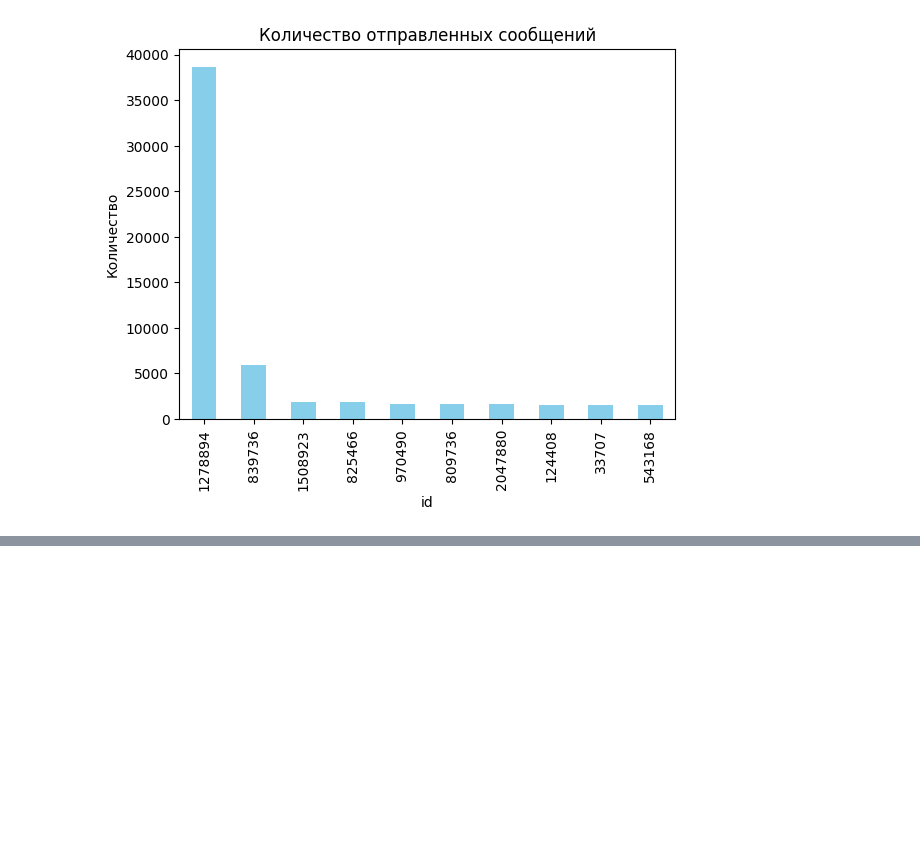
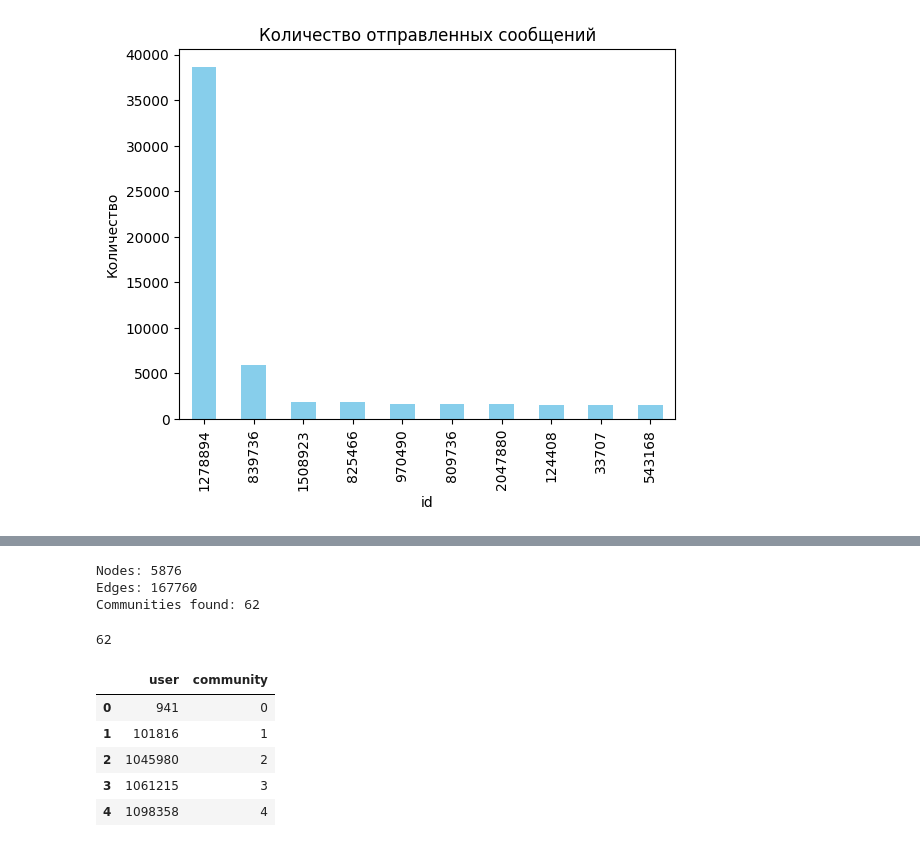
Before and after one commit to ekttd/VAST-Challenge, a Jupyter notebook: VAST_Challenge.ipynb, the cells around one changed output, grey strips where cells are left out. Saved outputs shown, nothing was run; the diff lists cells and outputs as text; code cells hidden in the pictures; blank space fills up the shorter version.

```diff
--- a/VAST_Challenge.ipynb
+++ b/VAST_Challenge.ipynb
@@ -277,0 +286,41 @@ Text(0, 0.5, 'Количество')
+# %%
+import pandas as pd
+import networkx as nx
+import community as community_louvain
+
+edges = df.groupby(["from", "to"]).size().reset_index(name="weight")
+
+G = nx.from_pandas_edgelist(
+    edges,
+    source="from",
+    target="to",
+    edge_attr="weight",
+    create_using=nx.Graph()
+)
+
+print("Nodes:", G.number_of_nodes())
+print("Edges:", G.number_of_edges())
+
+# поиск сообществ
+partition = community_louvain.best_partition(G, weight="weight")
+
+print("Communities found:", len(set(partition.values())))
+# %% [output]
+Nodes: 5876
+Edges: 167760
+Communities found: 62
+# %%
+communities = pd.DataFrame({
+    "user": list(partition.keys()),
+    "community": list(partition.values())
+})
+
+communities.head()
+# %% [output]
+62
+|  | user | community |
+| 0 | 941 | 0 |
+| 1 | 101816 | 1 |
+| 2 | 1045980 | 2 |
+| 3 | 1061215 | 3 |
+| 4 | 1098358 | 4 |
```
Also changed, not shown: parts of 9 cells of this notebook.
